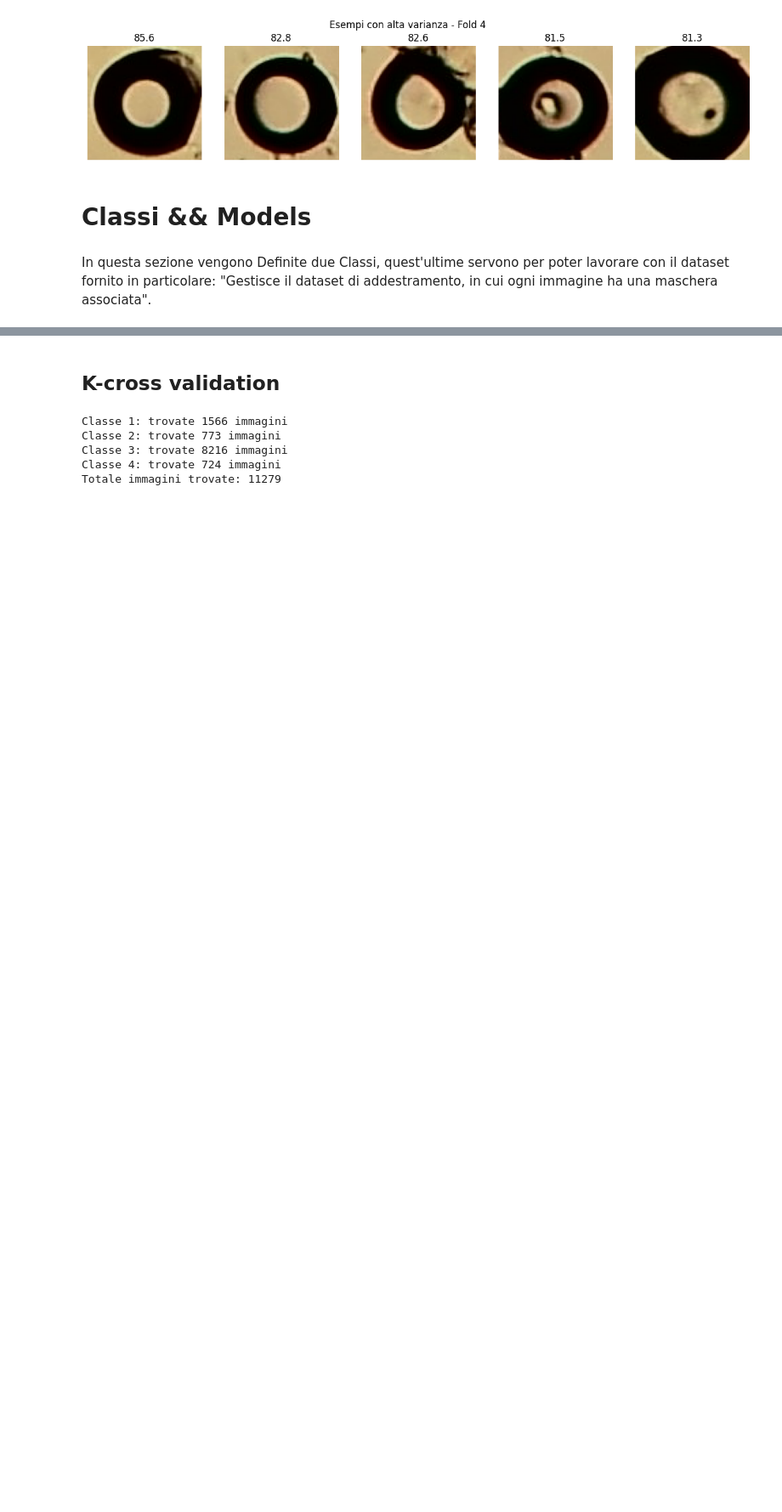
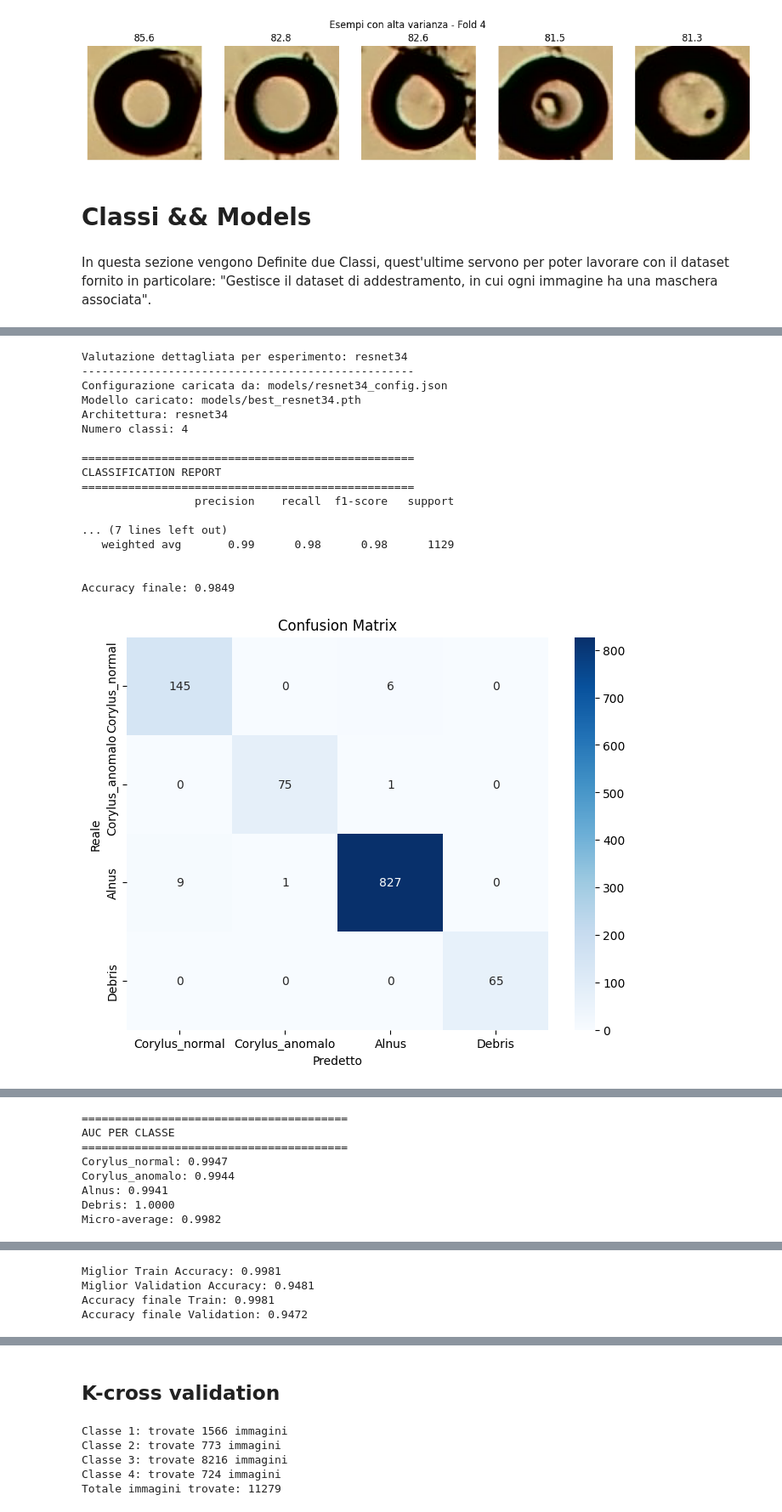
Before and after one commit to simone002/Progetto_CV, a Jupyter notebook: progetto.ipynb, the cells around one changed output, grey strips where cells are left out. Shown at 85% size. Cells and saved outputs as stored; diff of their text form; code cells hidden in the pictures; blank space fills up the shorter version.

```diff
--- a/progetto.ipynb
+++ b/progetto.ipynb
@@ -863,0 +1506,2 @@ Per ogni epoca:
+# %%
+config = TrainingConfig()
@@ -863,0 +1510,26 @@ Per ogni epoca:
+# %%
+
+
+# Modifica i parametri come necessario
+#config.model_name = 'resnet34'  # Cambia questo per usare modelli diversi
+#config.experiment_name = "resnet34_noSTDMEANImageNet"  # Personalizza il nome
+config.model_name = 'resnet34'  # Cambia questo per usare modelli diversi
+config.experiment_name = "resnet34"  # Personalizza il nome
+config.num_classes = 4
+config.learning_rate = 1e-4
+config.batch_size = 32
+config.num_epochs = 50
+config.optimizer_type = 'adam'
+config.early_stopping = True
+config.patience = 10
+config.use_scheduler = True
+config.scheduler_type = 'step'
+
+# Crea il trainer
+trainer = Trainer(config)
+
+
+# Per vedere i modelli disponibili:
+print("Modelli disponibili:")
+for model_name in ModelFactory.get_available_models():
+    print(f"  - {model_name}")
@@ -863,0 +1556,6 @@ Per ogni epoca:
+# %%
+'''
+config.model_name = 'resnet34'  # Cambia questo per usare modelli diversi
+config.experiment_name = "resnet34_noSTDMEANImageNet"  # Personalizza il nome
+trainer.train(train_loader, val_loader, test_loader)
+'''
@@ -1007,0 +1566,28 @@ Accuracy finale: 0.9707
+# %%
+# Nomi delle classi
+class_names = ['Corylus_normal', 'Corylus_anomalo', 'Alnus', 'Debris']
+
+# Crea evaluator
+evaluator = ModelEvaluator(config.experiment_name, model_type='best')
+
+# Valutazione completa
+y_true, y_pred, y_proba, accuracy, roc_auc, auc_scores = evaluator.detailed_evaluation(test_loader, class_names)
+# %% [output]
+Valutazione dettagliata per esperimento: resnet34
+--------------------------------------------------
+Configurazione caricata da: models/resnet34_config.json
+Modello caricato: models/best_resnet34.pth
+Architettura: resnet34
+Numero classi: 4
+
+==================================================
+CLASSIFICATION REPORT
+==================================================
+                 precision    recall  f1-score   support
+
+... (7 lines left out)
+   weighted avg       0.99      0.98      0.98      1129
+
+
+Accuracy finale: 0.9849
+[figure, added]
@@ -1007,0 +1595,8 @@ Accuracy finale: 0.9707
+========================================
+AUC PER CLASSE
+========================================
+Corylus_normal: 0.9947
+Corylus_anomalo: 0.9944
+Alnus: 0.9941
+Debris: 1.0000
+Micro-average: 0.9982
@@ -1007,0 +1605,4 @@ Accuracy finale: 0.9707
+Miglior Train Accuracy: 0.9981
+Miglior Validation Accuracy: 0.9481
+Accuracy finale Train: 0.9981
+Accuracy finale Validation: 0.9472
```
Also changed, not shown: parts of 42 cells of this notebook.
